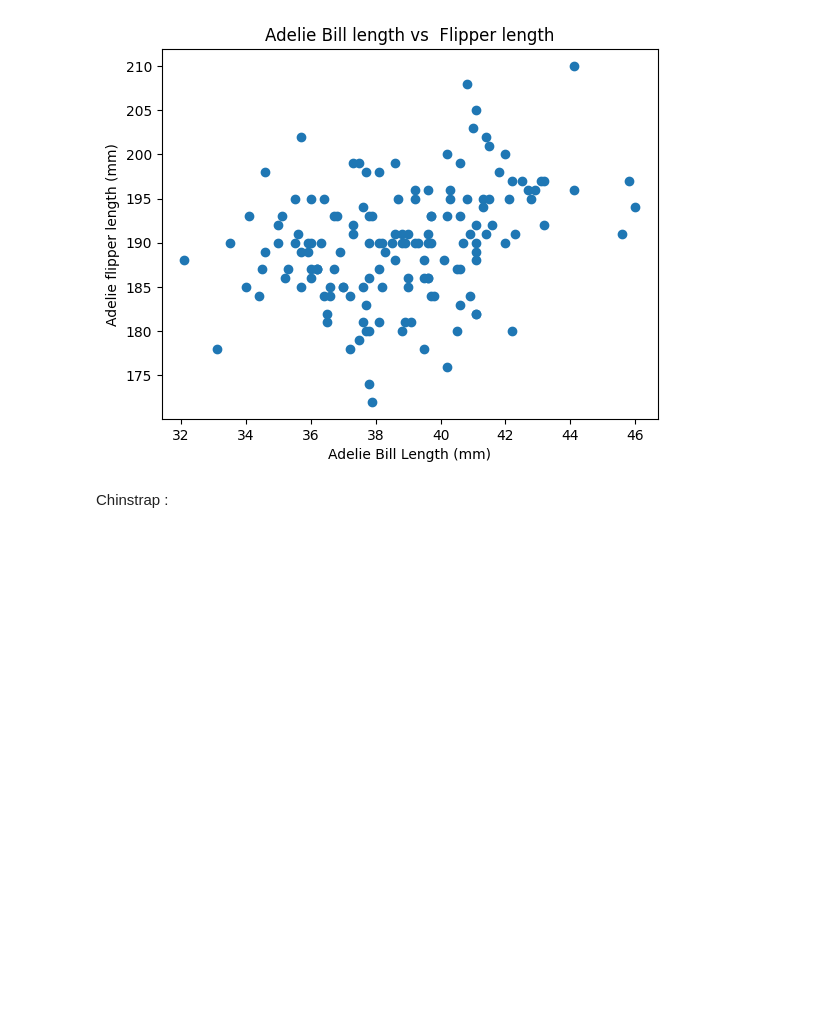
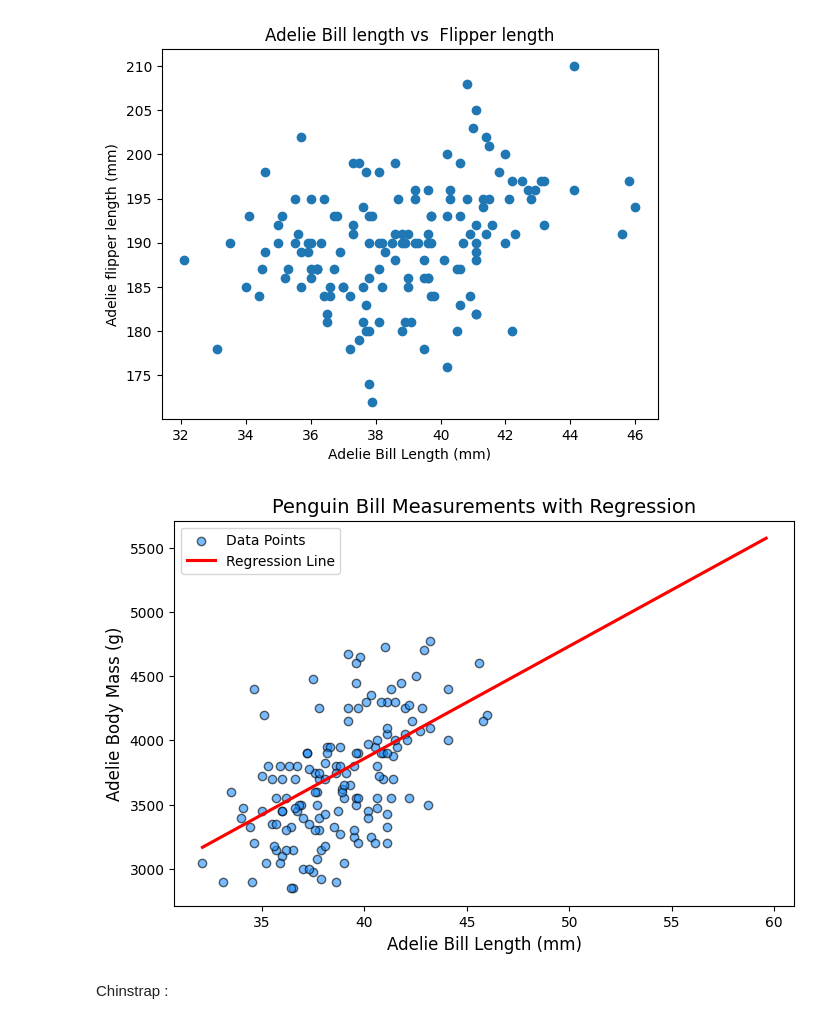
Before and after one commit to surafelmeharihaile-ai/Data110, a Jupyter notebook: week_7_surafel_haile.ipynb, the cells around one changed output. Drawn from its saved outputs; the diff is of its cells as text; code cells hidden in the pictures; blank space fills up the shorter version.

```diff
--- a/week_7_surafel_haile.ipynb
+++ b/week_7_surafel_haile.ipynb
@@ -227,16 +227,18 @@ plt.show()
 # %%
 plt.figure(figsize=(8, 5))
 
-plt.scatter(penguins["bill_length_mm"], penguins["body_mass_g"], color="dodgerblue", alpha=0.6, edgecolors="black", label="Data Points")
+plt.scatter(adelie_bill_length, adelie_body_mass, color="dodgerblue", alpha=0.6, edgecolors="black", label="Data Points")
 
 sns.regplot(data=penguins, x="bill_length_mm", y="body_mass_g", scatter=False, color="red", ci=None, label="Regression Line")
 
-plt.xlabel("Bill Length (mm)", fontsize=12)
-plt.ylabel("Body mass (mm)", fontsize=12)
+plt.xlabel("Adelie Bill Length (mm)", fontsize=12)
+plt.ylabel("Adelie Body Mass (g)", fontsize=12)
 plt.title("Penguin Bill Measurements with Regression", fontsize=14)
 
 plt.legend()
 plt.show()
+# %% [output]
+[figure, added]
 # %% [markdown]
 Chinstrap :
 # %%
```
Also changed, not shown: parts of 16 cells of this notebook.
